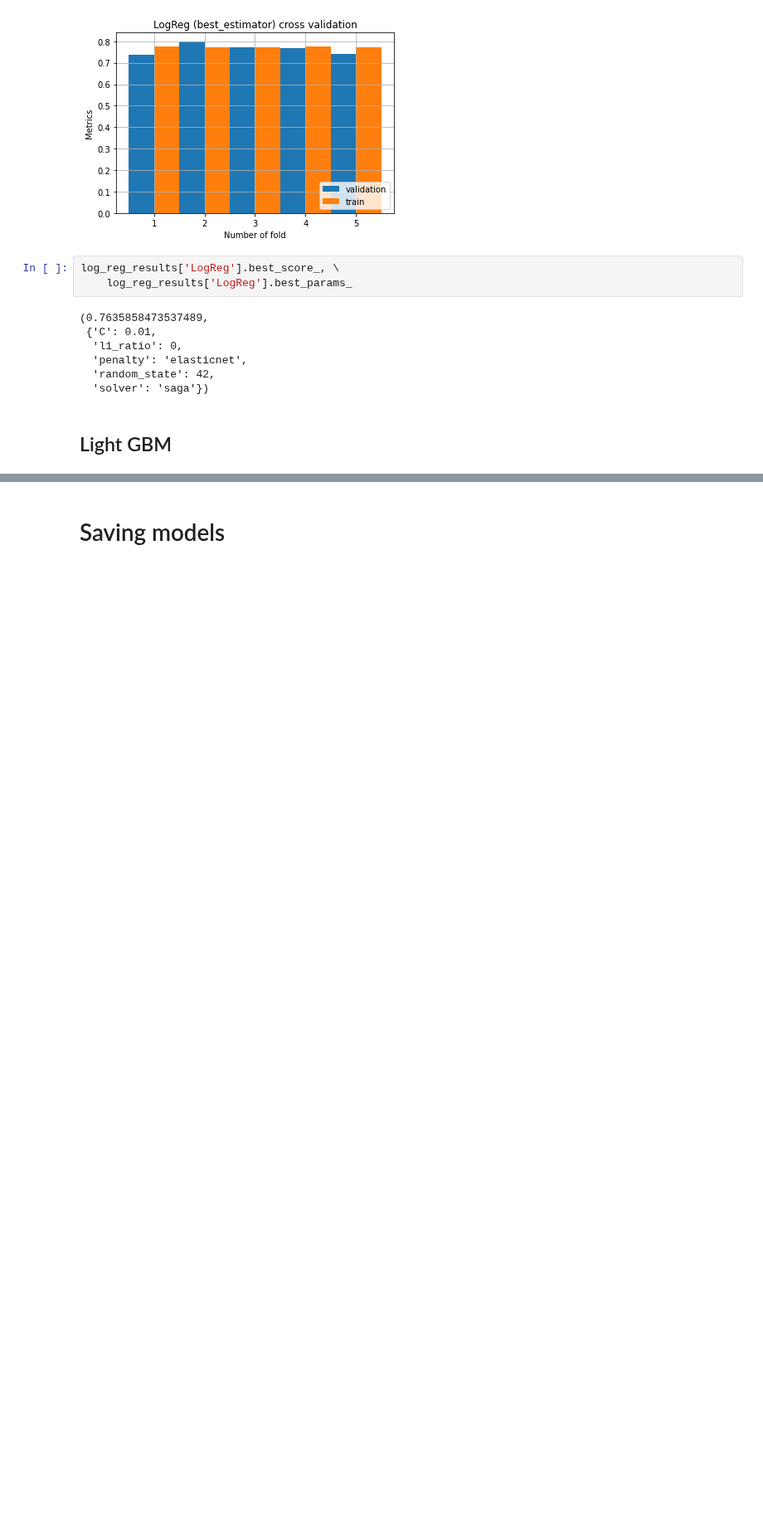
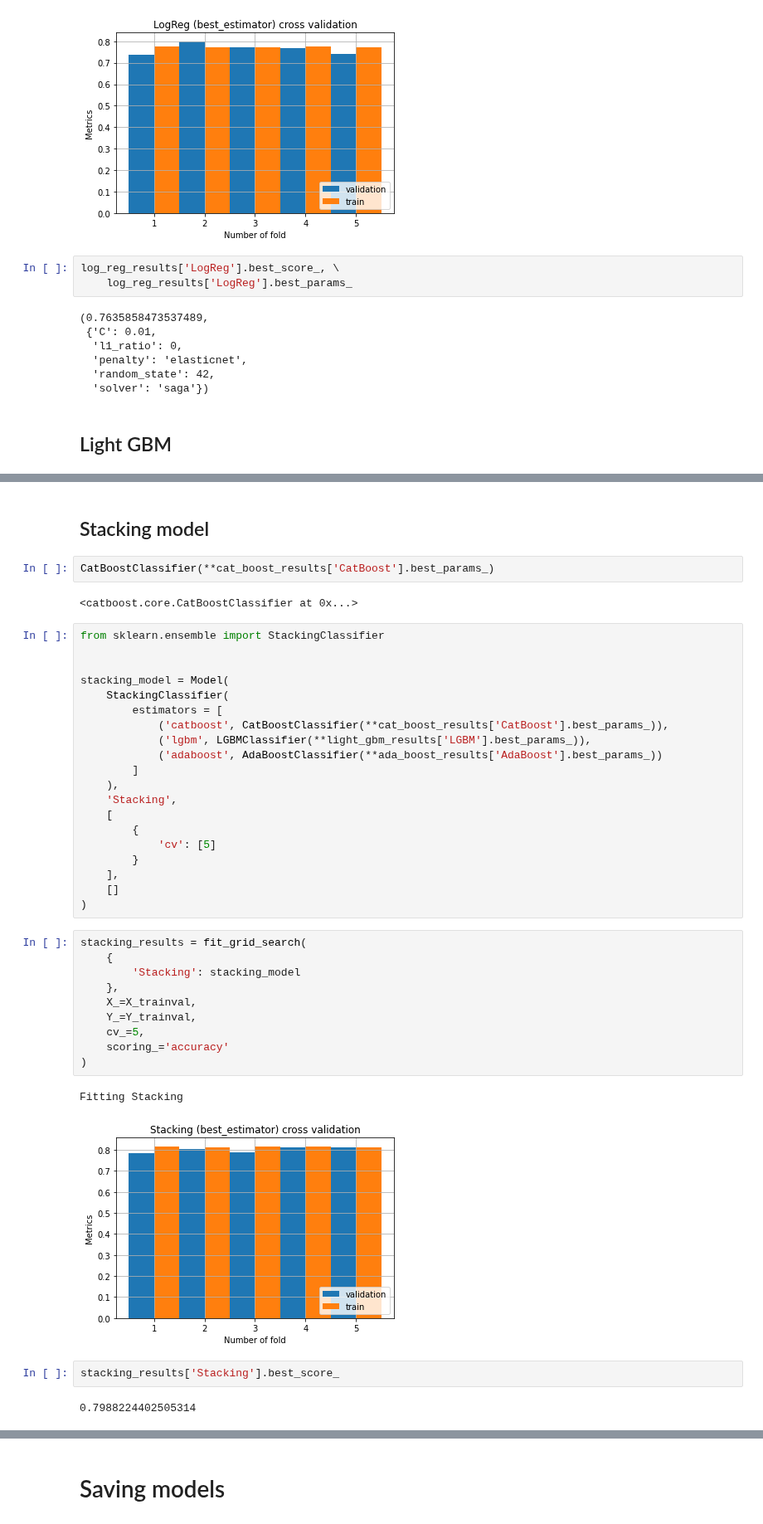
Before and after one commit to PashaIanko/Kaggle.Spaceship-Titanic, a Jupyter notebook: 3_model_preparation.ipynb, the cells around one changed output, grey strips where cells are left out. Shown at 83% size. Cells and saved outputs as stored; diff of their text form; blank space fills up the shorter version.

```diff
--- a/3_model_preparation.ipynb
+++ b/3_model_preparation.ipynb
@@ -583,2 +615,45 @@ light_gbm_results['LGBM'].best_score_, \
   'objective': 'binary',
   'random_state': 42})
+# %% [markdown]
+## Stacking model
+# %%
+CatBoostClassifier(**cat_boost_results['CatBoost'].best_params_)
+# %% [output]
+<catboost.core.CatBoostClassifier at 0x...>
+# %%
+from sklearn.ensemble import StackingClassifier
+
+
+stacking_model = Model(
+    StackingClassifier(
+        estimators = [
+            ('catboost', CatBoostClassifier(**cat_boost_results['CatBoost'].best_params_)),
+            ('lgbm', LGBMClassifier(**light_gbm_results['LGBM'].best_params_)),
+            ('adaboost', AdaBoostClassifier(**ada_boost_results['AdaBoost'].best_params_))
+        ]
+    ),
+    'Stacking',
+    [
+        {
+            'cv': [5]
+        }
+    ],
+    []
+)
+# %%
+stacking_results = fit_grid_search(
+    {
+        'Stacking': stacking_model
+    },
+    X_=X_trainval,
+    Y_=Y_trainval,
+    cv_=5,
+    scoring_='accuracy'
+)
+# %% [output]
+Fitting Stacking
+[figure, added]
+# %%
+stacking_results['Stacking'].best_score_
+# %% [output]
+0.7988224402505314
```
Also changed, not shown: parts of 21 cells of this notebook.
